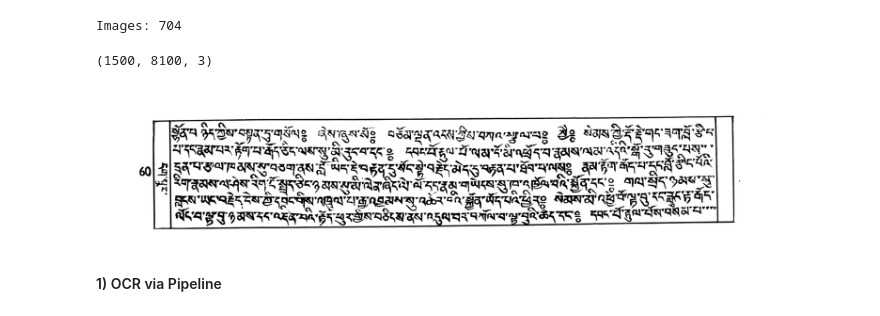
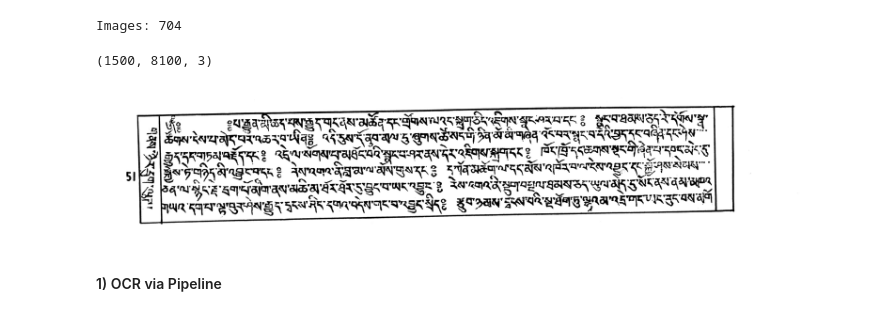
Before and after one commit to OpenPecha/OCR-Deployment, a Jupyter notebook: Demo-OCR.ipynb, the cells around one changed output. Cells and saved outputs as stored; diff of their text form; code cells hidden in the pictures.

```diff
--- a/Demo-OCR.ipynb
+++ b/Demo-OCR.ipynb
@@ -54,13 +35,14 @@ print(f"Images: {len(image_paths)}")
 # %% [output]
 Images: 704
 # %%
-idx = 59
+idx = 50
+image_name = get_file_name(image_paths[idx])
 img = cv2.imread(image_paths[idx])
 print(img.shape)
 show_image(img)
 # %% [output]
 (1500, 8100, 3)
-[figure, old version]
+[figure, new version]
 # %%
 # define models
 line_model_file = "MonlamOCR/Models/Lines/config.json"
```
Also changed, not shown: parts of 5 cells of this notebook, 5 other files.
